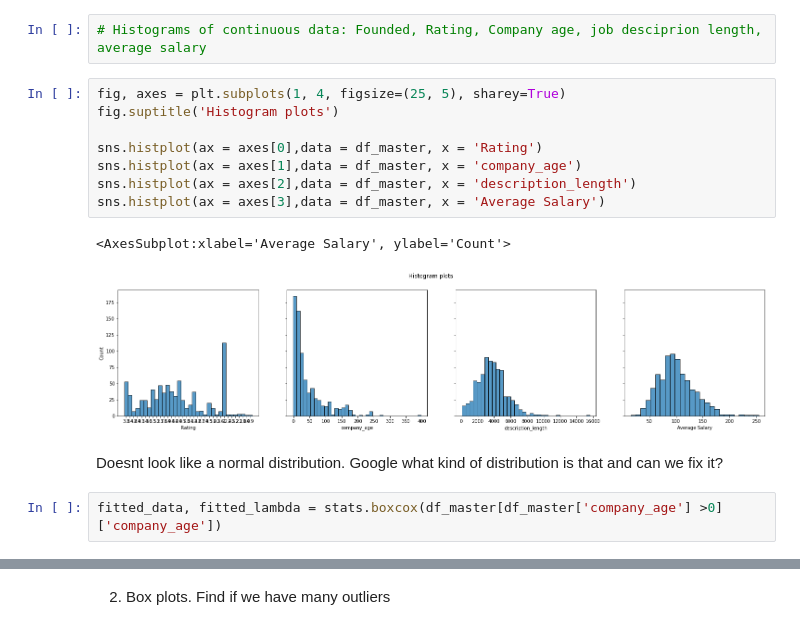
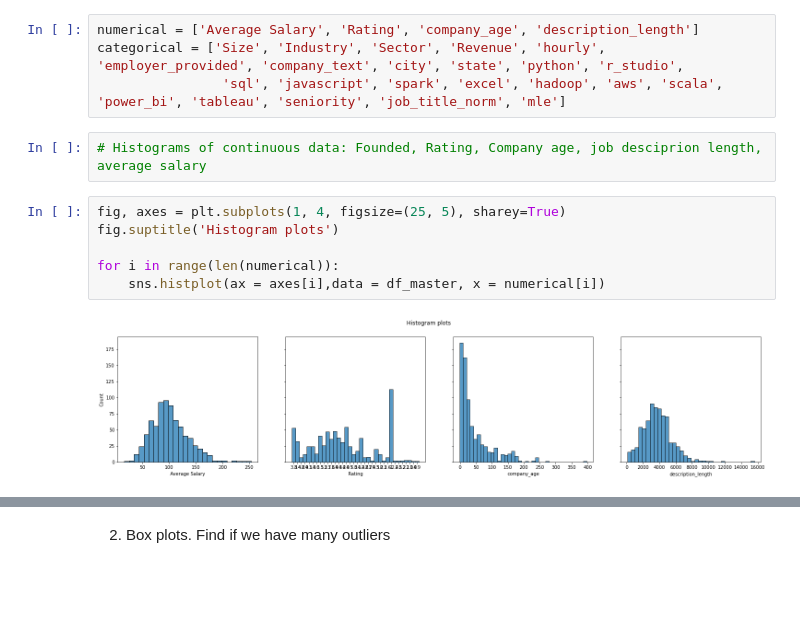
Before and after one commit to vytautasmu/Python_mokymai, a Jupyter notebook: final_work_vcs.ipynb, the cells around one changed output, grey strips where cells are left out. Drawn from its saved outputs; the diff is of its cells as text; blank space fills up the shorter version.

```diff
--- a/final_work_vcs.ipynb
+++ b/final_work_vcs.ipynb
@@ -351,17 +365,14 @@ pd.read_csv('final_data.csv')
+# %%
+numerical = ['Average Salary', 'Rating', 'company_age', 'description_length']
+categorical = ['Size', 'Industry', 'Sector', 'Revenue', 'hourly', 'employer_provided', 'company_text', 'city', 'state', 'python', 'r_studio',
+                'sql', 'javascript', 'spark', 'excel', 'hadoop', 'aws', 'scala', 'power_bi', 'tableau', 'seniority', 'job_title_norm', 'mle']
 # %%
 # Histograms of continuous data: Founded, Rating, Company age, job desciprion length, average salary
 # %%
 fig, axes = plt.subplots(1, 4, figsize=(25, 5), sharey=True)
 fig.suptitle('Histogram plots')
 
-sns.histplot(ax = axes[0],data = df_master, x = 'Rating')
-sns.histplot(ax = axes[1],data = df_master, x = 'company_age')
-sns.histplot(ax = axes[2],data = df_master, x = 'description_length')
-sns.histplot(ax = axes[3],data = df_master, x = 'Average Salary')
+for i in range(len(numerical)):
+    sns.histplot(ax = axes[i],data = df_master, x = numerical[i])
 # %% [output]
-<AxesSubplot:xlabel='Average Salary', ylabel='Count'>
-[figure, old version]
+[figure, new version]
-# %% [markdown]
-Doesnt look like a normal distribution. Google what kind of distribution is that and can we fix it?
-# %%
-fitted_data, fitted_lambda = stats.boxcox(df_master[df_master['company_age'] >0]['company_age'])
```
Also changed, not shown: parts of 14 cells of this notebook.
